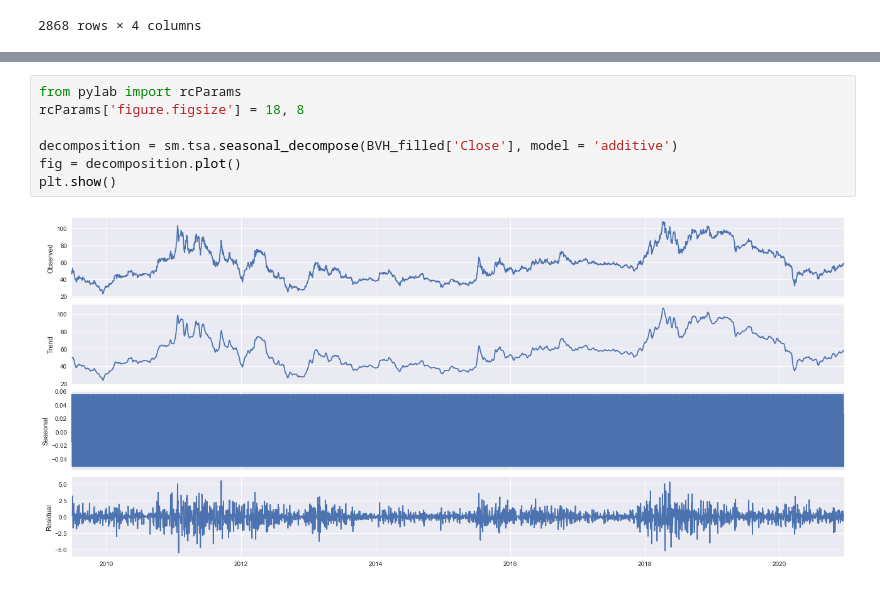
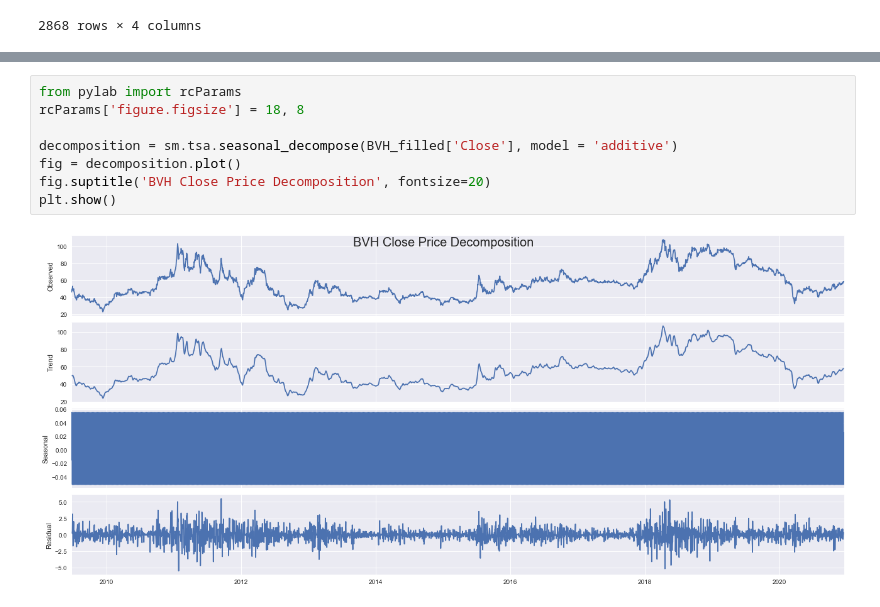
Before and after one commit to cripplinmuffin/khdlud_dack, a Jupyter notebook: visualize.ipynb, the cells around one changed output, grey strips where cells are left out. Drawn from its saved outputs; the diff is of its cells as text.

```diff
--- a/visualize.ipynb
+++ b/visualize.ipynb
@@ -89,9 +110,10 @@ plt.show()
 # %%
 from pylab import rcParams
 rcParams['figure.figsize'] = 18, 8
 
 decomposition = sm.tsa.seasonal_decompose(BVH_filled['Close'], model = 'additive')
 fig = decomposition.plot()
+fig.suptitle('BVH Close Price Decomposition', fontsize=20)
 plt.show()
 # %% [output]
-[figure, old version]
+[figure, new version]
```
Also changed, not shown: parts of 10 cells of this notebook, 7 other files.
